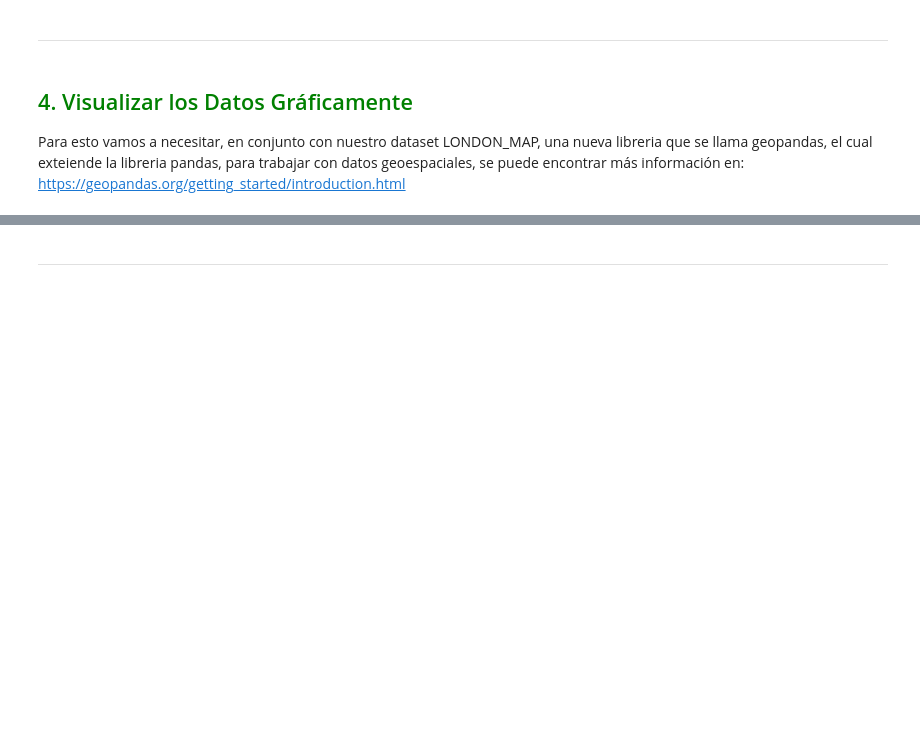
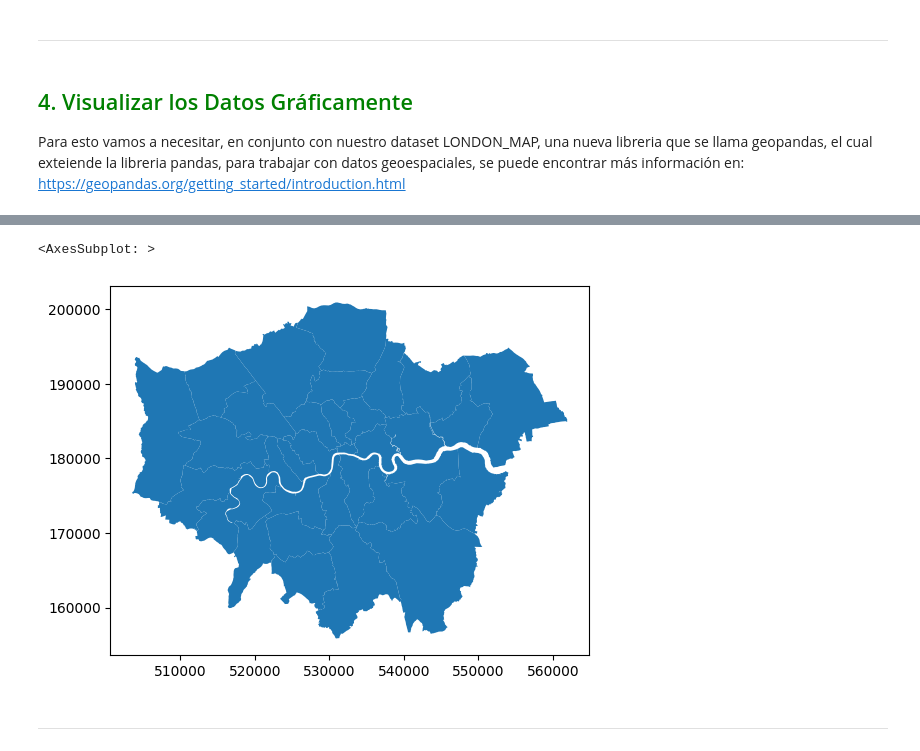
Before and after one commit to luismceli/Cap-tulo-2-Proyecto-End-to-End, a Jupyter notebook: Cap2_plantilla.ipynb, the cells around one changed output, grey strips where cells are left out. Drawn from its saved outputs; the diff is of its cells as text; code cells hidden in the pictures; blank space fills up the shorter version.

```diff
--- a/Cap2_plantilla.ipynb
+++ b/Cap2_plantilla.ipynb
@@ -116,6 +299,8 @@ Ya tenemos nuestro set de prueba y nuestro set de entrenamiento ✅
 Para esto vamos a necesitar, en conjunto con nuestro dataset LONDON_MAP, una nueva libreria que se llama geopandas, el cual exteiende la libreria pandas, para trabajar con datos geoespaciales, se puede encontrar más información en: https://geopandas.org/getting_started/introduction.html
 # %%
 #Importar geopandas
-
+import geopandas as gpd
 
 #Leer el mapa
+londres_map = gpd.read_file(LONDON_MAP)
+londres_map.head()
@@ -122,5 +314,9 @@ Para esto vamos a necesitar, en conjunto con nuestro dataset LONDON_MAP, una nue
 # %%
 # Graficamos el mapa
+londres_map.plot()
+# %% [output]
+<AxesSubplot: >
+[figure, added]
 # %% [markdown]
 ***
 # %%
```
Also changed, not shown: parts of 32 cells of this notebook, 1 other file.
